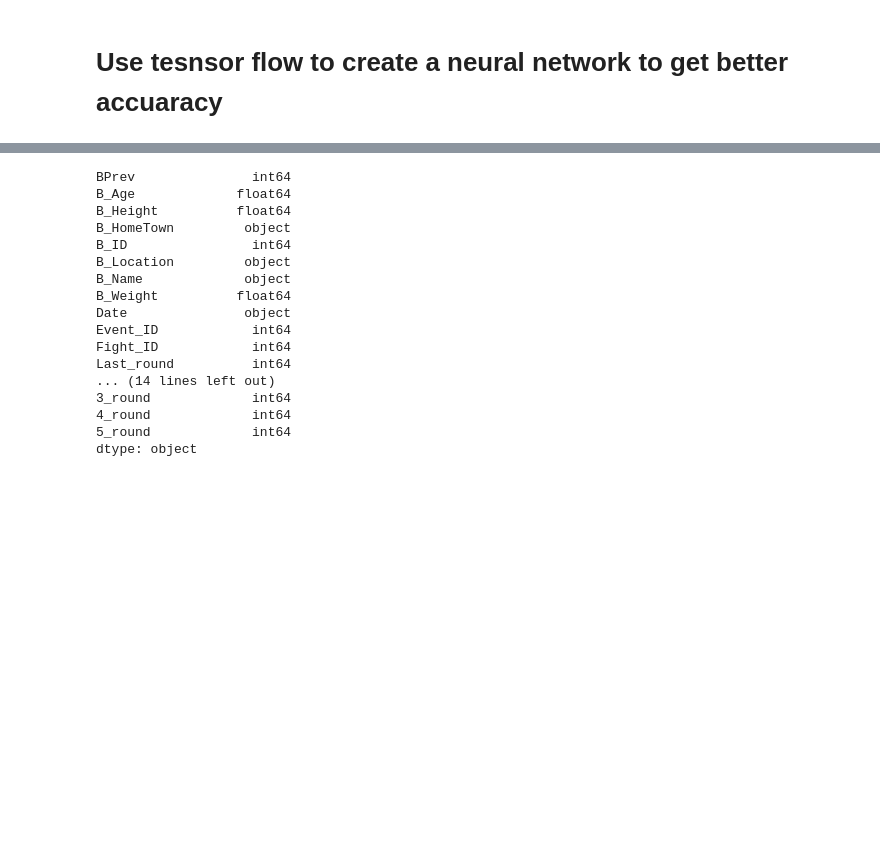
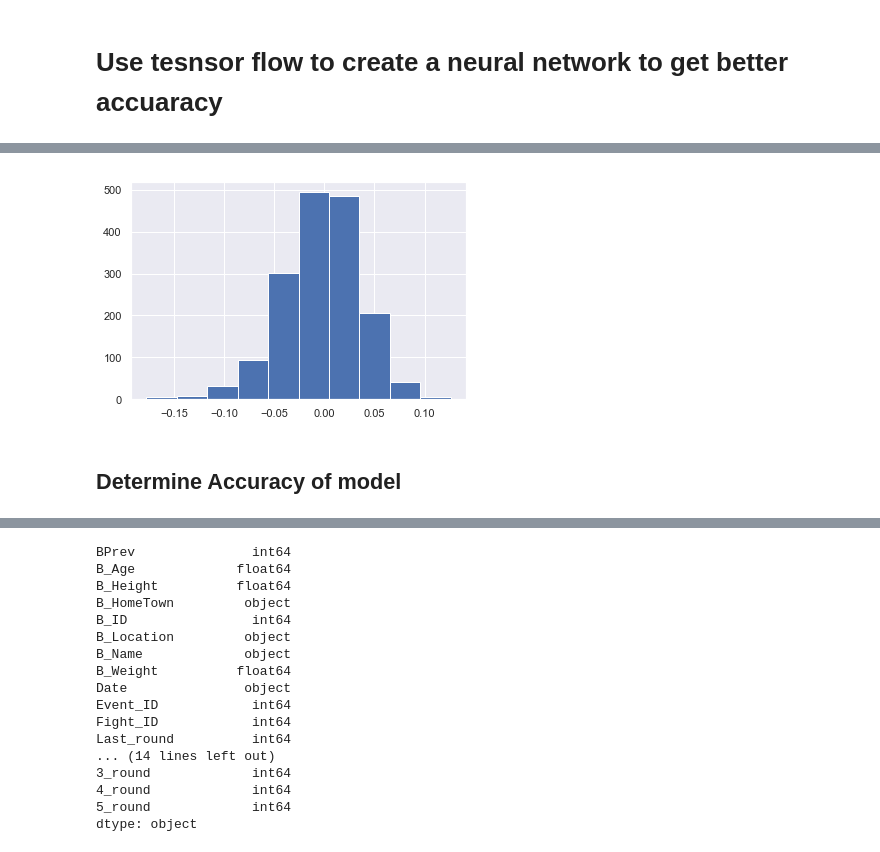
Before and after one commit to PWalis/UFC_DataAnalysis, a Jupyter notebook: Classification.ipynb, the cells around one changed output, grey strips where cells are left out. Saved outputs shown, nothing was run; the diff lists cells and outputs as text; code cells hidden in the pictures; blank space fills up the shorter version.

```diff
--- a/Classification.ipynb
+++ b/Classification.ipynb
@@ -43,7 +77,7 @@ from tensorflow.keras import layers
 inputs = keras.Input(shape=(14,), name='fight')
 x = layers.Dense(64, activation='relu')(inputs)
 x = layers.Dense(64, activation='relu')(x)
-outputs = layers.Dense(10)(x)
+outputs = layers.Dense(1)(x)
 
 model = keras.Model(inputs=inputs, outputs=outputs, name='mnist_model')
 # %%
@@ -84,5 +114,5 @@ X_train
 # %%
-prediction = model(X_train.values)
+prediction = model(X_test.values)
 prediction
 # %% [output]
 WARNING: Logging before flag parsing goes to stderr.
@@ -107,0 +141,6 @@ array([[-26.73843   ,  25.11453   , -16.835897  , ...,   1.9715991 ,
+# %%
+plt.hist(prediction.numpy());
+# %% [output]
+[figure, added]
+# %% [markdown]
+## Determine Accuracy of model
```
Also changed, not shown: parts of 12 cells of this notebook, 5 other files.
